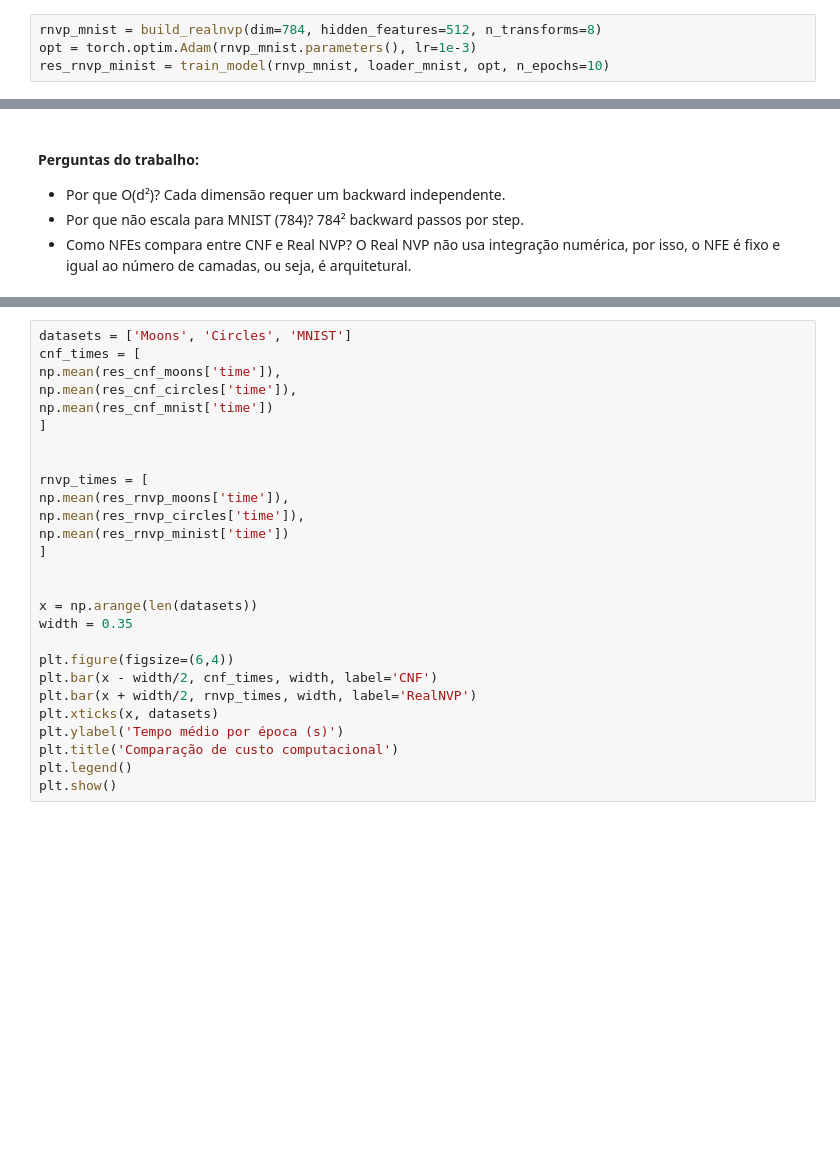
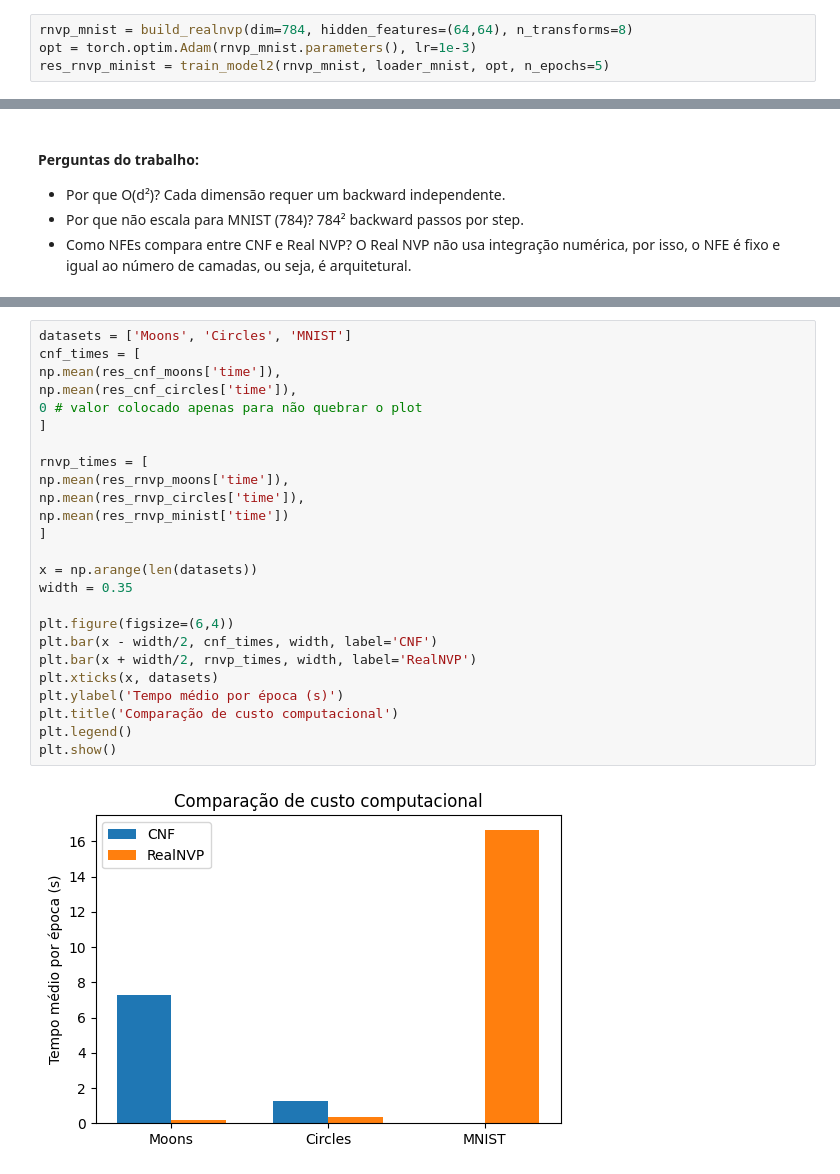
Before and after one commit to lmamede/flow, a Jupyter notebook: mini-project-1/notebooks/02_cnf_trace_comparison.ipynb, the cells around one changed output, grey strips where cells are left out. Drawn from its saved outputs; the diff is of its cells as text; blank space fills up the shorter version.

```diff
--- a/mini-project-1/notebooks/02_cnf_trace_comparison.ipynb
+++ b/mini-project-1/notebooks/02_cnf_trace_comparison.ipynb
@@ -324,6 +300,6 @@ res_cnf_mnist = train_model(cnf_mnist, loader_mnist, opt, n_epochs=2)
 # %% [markdown]
 Real NVP
 # %%
-rnvp_mnist = build_realnvp(dim=784, hidden_features=512, n_transforms=8)
+rnvp_mnist = build_realnvp(dim=784, hidden_features=(64,64), n_transforms=8)
 opt = torch.optim.Adam(rnvp_mnist.parameters(), lr=1e-3)
-res_rnvp_minist = train_model(rnvp_mnist, loader_mnist, opt, n_epochs=10)
+res_rnvp_minist = train_model2(rnvp_mnist, loader_mnist, opt, n_epochs=5)
@@ -391,30 +397,30 @@ plt.show()
 # %%
 datasets = ['Moons', 'Circles', 'MNIST']
 cnf_times = [
 np.mean(res_cnf_moons['time']),
 np.mean(res_cnf_circles['time']),
-np.mean(res_cnf_mnist['time'])
+0 # valor colocado apenas para não quebrar o plot
 ]
-
 
 rnvp_times = [
 np.mean(res_rnvp_moons['time']),
 np.mean(res_rnvp_circles['time']),
 np.mean(res_rnvp_minist['time'])
 ]
-
 
 x = np.arange(len(datasets))
 width = 0.35
 
 plt.figure(figsize=(6,4))
 plt.bar(x - width/2, cnf_times, width, label='CNF')
 plt.bar(x + width/2, rnvp_times, width, label='RealNVP')
 plt.xticks(x, datasets)
 plt.ylabel('Tempo médio por época (s)')
 plt.title('Comparação de custo computacional')
 plt.legend()
 plt.show()
+# %% [output]
+[figure, added]
 # %% [markdown]
 Tabela comparativa
 
```
Also changed, not shown: parts of 21 cells of this notebook.
